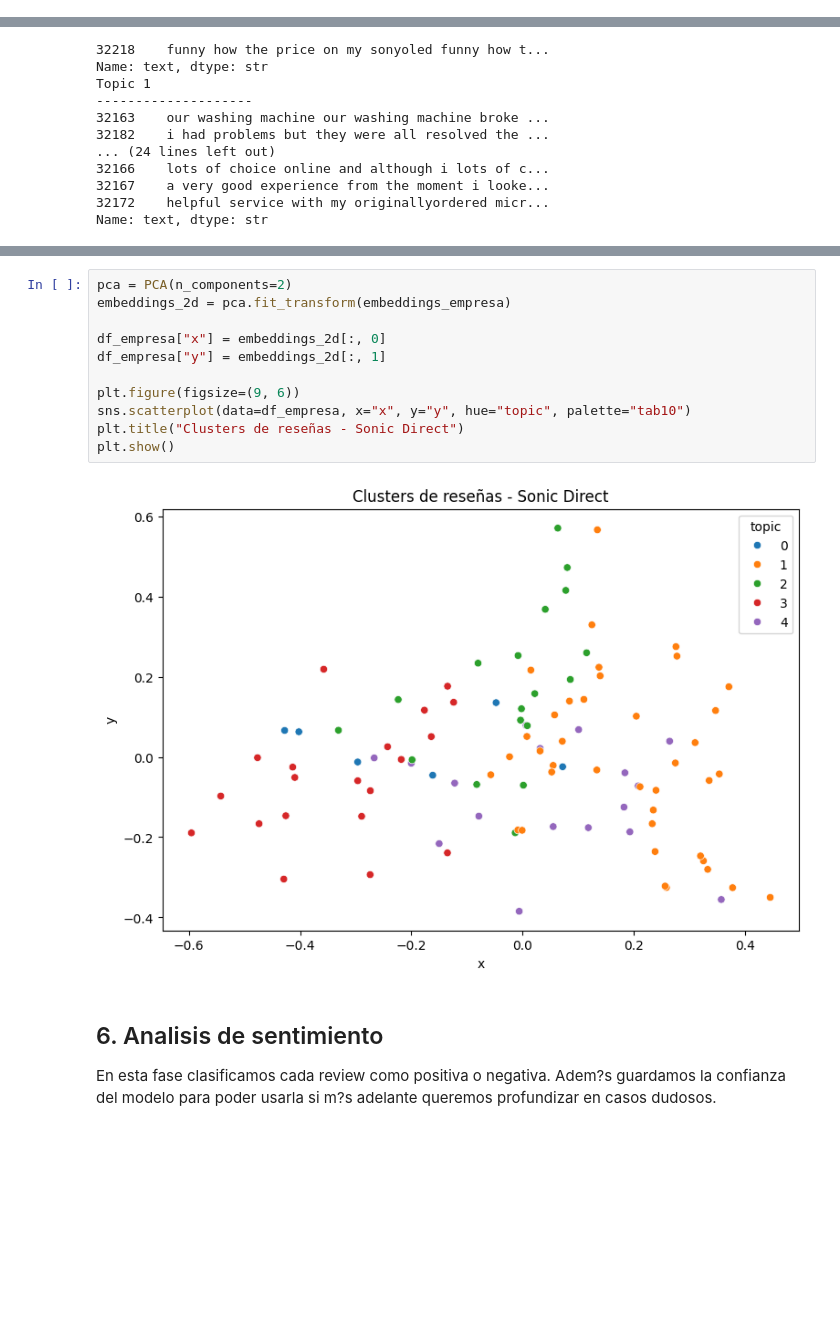
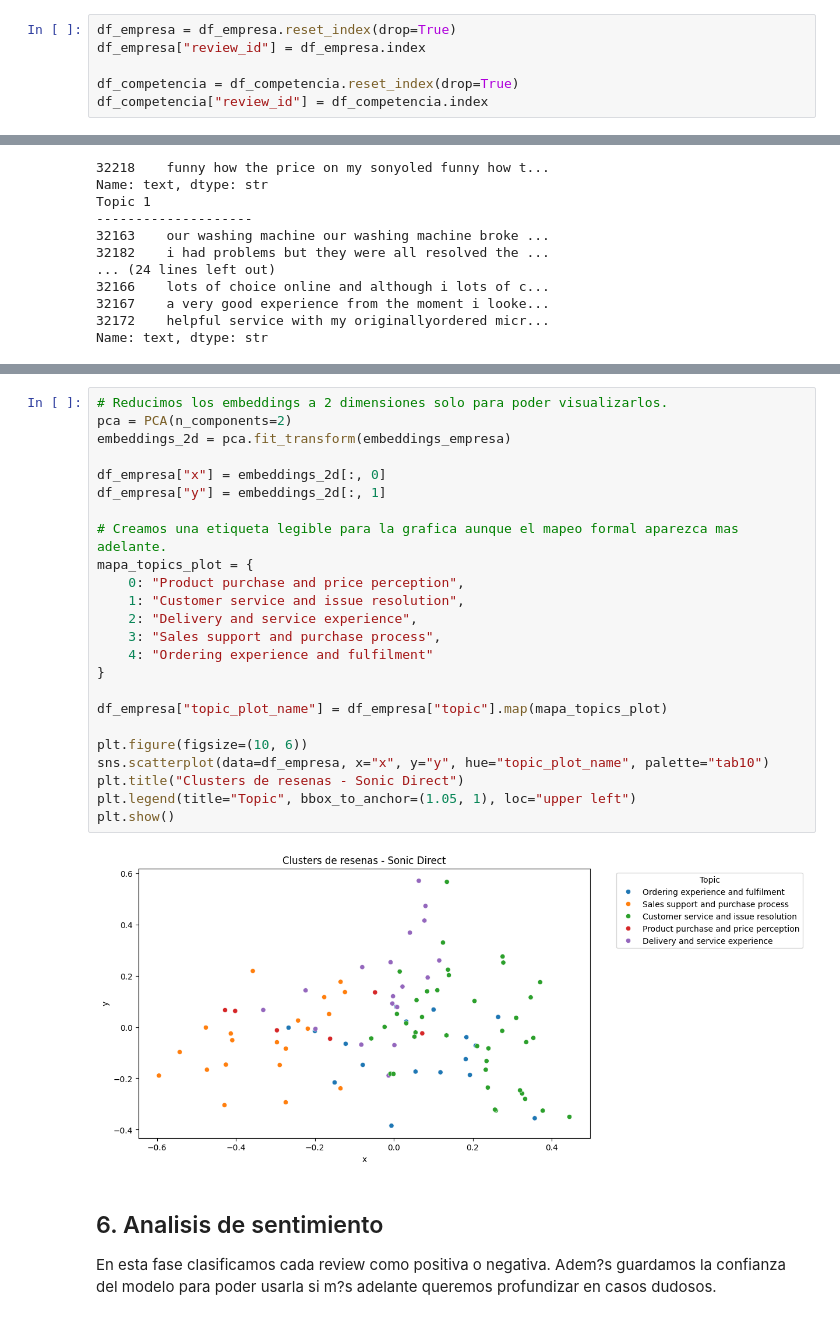
Before and after one commit to OscarFdz24/Proyecto_DeepLearning_NLP_Oscar_Fernandez, a Jupyter notebook: Review_NLP.ipynb, the cells around one changed output, grey strips where cells are left out. Cells and saved outputs as stored; diff of their text form; blank space fills up the shorter version.

Commit message:
Nueva funcion de limpieza compleja para Bertopic y renombramiento de Clusters con Kmeans

```diff
--- a/Review_NLP.ipynb
+++ b/Review_NLP.ipynb
@@ -109,6 +132,12 @@ Competencia: (5496, 6)
 
 Antes de aplicar modelos NLP conviene normalizar el texto.
 En este caso pasamos todo a min?sculas, eliminamos s?mbolos y unificamos espacios para trabajar con un formato m?s consistente.
+# %%
+df_empresa = df_empresa.reset_index(drop=True)
+df_empresa["review_id"] = df_empresa.index
+
+df_competencia = df_competencia.reset_index(drop=True)
+df_competencia["review_id"] = df_competencia.index
 # %%
 def limpiar_texto(texto):
     # Pasamos a minusculas para evitar duplicidades por capitalizacion.
@@ -188,16 +222,29 @@ df_empresa.head()
 # %%
+# Reducimos los embeddings a 2 dimensiones solo para poder visualizarlos.
 pca = PCA(n_components=2)
 embeddings_2d = pca.fit_transform(embeddings_empresa)
 
 df_empresa["x"] = embeddings_2d[:, 0]
 df_empresa["y"] = embeddings_2d[:, 1]
 
-plt.figure(figsize=(9, 6))
-sns.scatterplot(data=df_empresa, x="x", y="y", hue="topic", palette="tab10")
-plt.title("Clusters de reseñas - Sonic Direct")
+# Creamos una etiqueta legible para la grafica aunque el mapeo formal aparezca mas adelante.
+mapa_topics_plot = {
+    0: "Product purchase and price perception",
+    1: "Customer service and issue resolution",
+    2: "Delivery and service experience",
+    3: "Sales support and purchase process",
+    4: "Ordering experience and fulfilment"
+}
+
+df_empresa["topic_plot_name"] = df_empresa["topic"].map(mapa_topics_plot)
+
+plt.figure(figsize=(10, 6))
+sns.scatterplot(data=df_empresa, x="x", y="y", hue="topic_plot_name", palette="tab10")
+plt.title("Clusters de resenas - Sonic Direct")
+plt.legend(title="Topic", bbox_to_anchor=(1.05, 1), loc="upper left")
 plt.show()
 # %% [output]
-[figure, old version]
+[figure, new version]
 # %% [markdown]
 ## 6. Analisis de sentimiento
 
```
Also changed, not shown: parts of 35 cells of this notebook.
